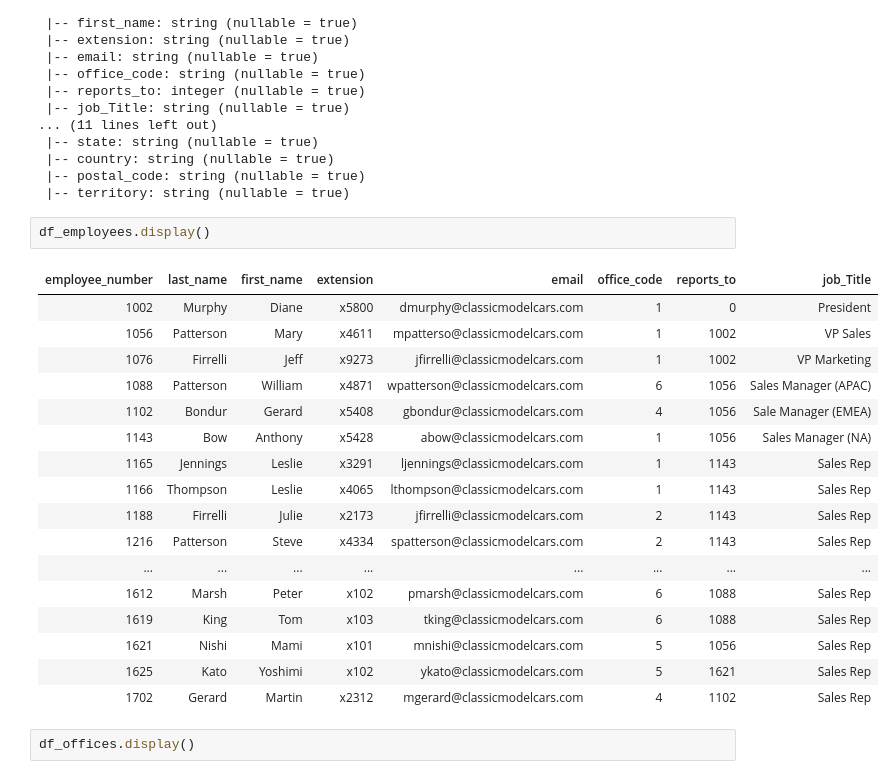
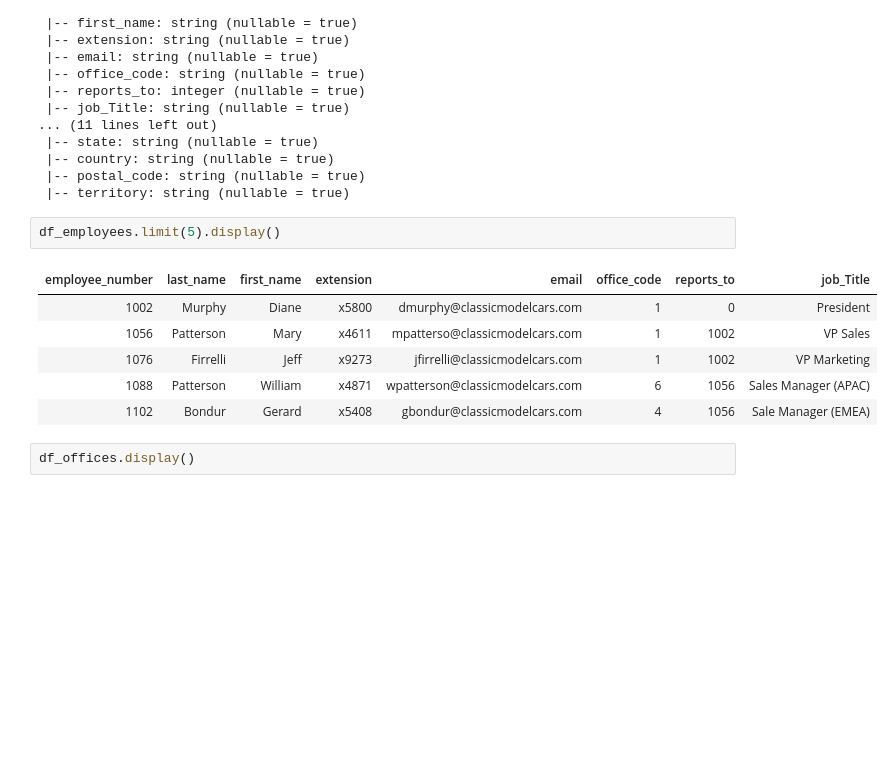
Before and after one commit to FernandoBarbosaB/Analise_Ecommerce, a Jupyter notebook: join_analise.ipynb, the cells around one changed output. Saved outputs shown, nothing was run; the diff lists cells and outputs as text; blank space fills up the shorter version.

```diff
--- a/join_analise.ipynb
+++ b/join_analise.ipynb
@@ -494,25 +443,14 @@ root
  |-- postal_code: string (nullable = true)
  |-- territory: string (nullable = true)
 # %%
-df_employees.display()
+df_employees.limit(5).display()
 # %% [output]
 | employee_number | last_name | first_name | extension | email | office_code | reports_to | job_Title |
 | 1002 | Murphy | Diane | x5800 | dmurphy@classicmodelcars.com | 1 | 0 | President |
 | 1056 | Patterson | Mary | x4611 | mpatterso@classicmodelcars.com | 1 | 1002 | VP Sales |
 | 1076 | Firrelli | Jeff | x9273 | jfirrelli@classicmodelcars.com | 1 | 1002 | VP Marketing |
 | 1088 | Patterson | William | x4871 | wpatterson@classicmodelcars.com | 6 | 1056 | Sales Manager (APAC) |
 | 1102 | Bondur | Gerard | x5408 | gbondur@classicmodelcars.com | 4 | 1056 | Sale Manager (EMEA) |
-| 1143 | Bow | Anthony | x5428 | abow@classicmodelcars.com | 1 | 1056 | Sales Manager (NA) |
-| 1165 | Jennings | Leslie | x3291 | ljennings@classicmodelcars.com | 1 | 1143 | Sales Rep |
-| 1166 | Thompson | Leslie | x4065 | lthompson@classicmodelcars.com | 1 | 1143 | Sales Rep |
-| 1188 | Firrelli | Julie | x2173 | jfirrelli@classicmodelcars.com | 2 | 1143 | Sales Rep |
-| 1216 | Patterson | Steve | x4334 | spatterson@classicmodelcars.com | 2 | 1143 | Sales Rep |
-| ... | ... | ... | ... | ... | ... | ... | ... |
-| 1612 | Marsh | Peter | x102 | pmarsh@classicmodelcars.com | 6 | 1088 | Sales Rep |
-| 1619 | King | Tom | x103 | tking@classicmodelcars.com | 6 | 1088 | Sales Rep |
-| 1621 | Nishi | Mami | x101 | mnishi@classicmodelcars.com | 5 | 1056 | Sales Rep |
-| 1625 | Kato | Yoshimi | x102 | ykato@classicmodelcars.com | 5 | 1621 | Sales Rep |
-| 1702 | Gerard | Martin | x2312 | mgerard@classicmodelcars.com | 4 | 1102 | Sales Rep |
 # %%
 df_offices.display()
 # %% [output]
```
Also changed, not shown: parts of 5 cells of this notebook.
